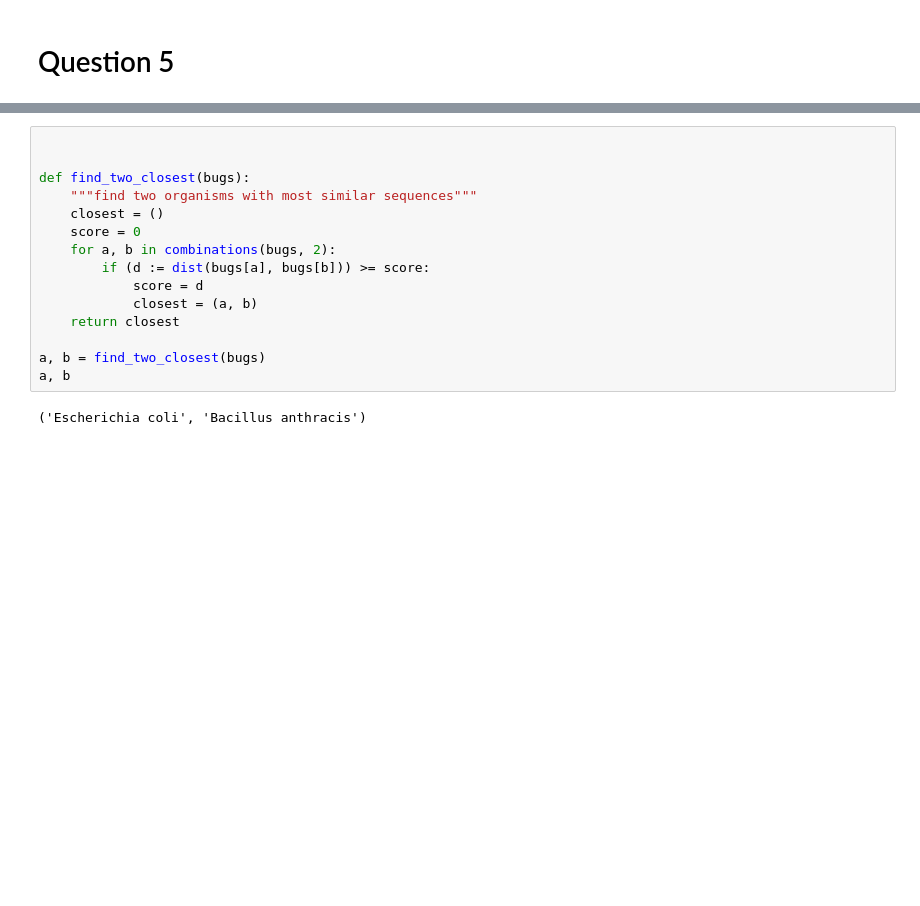
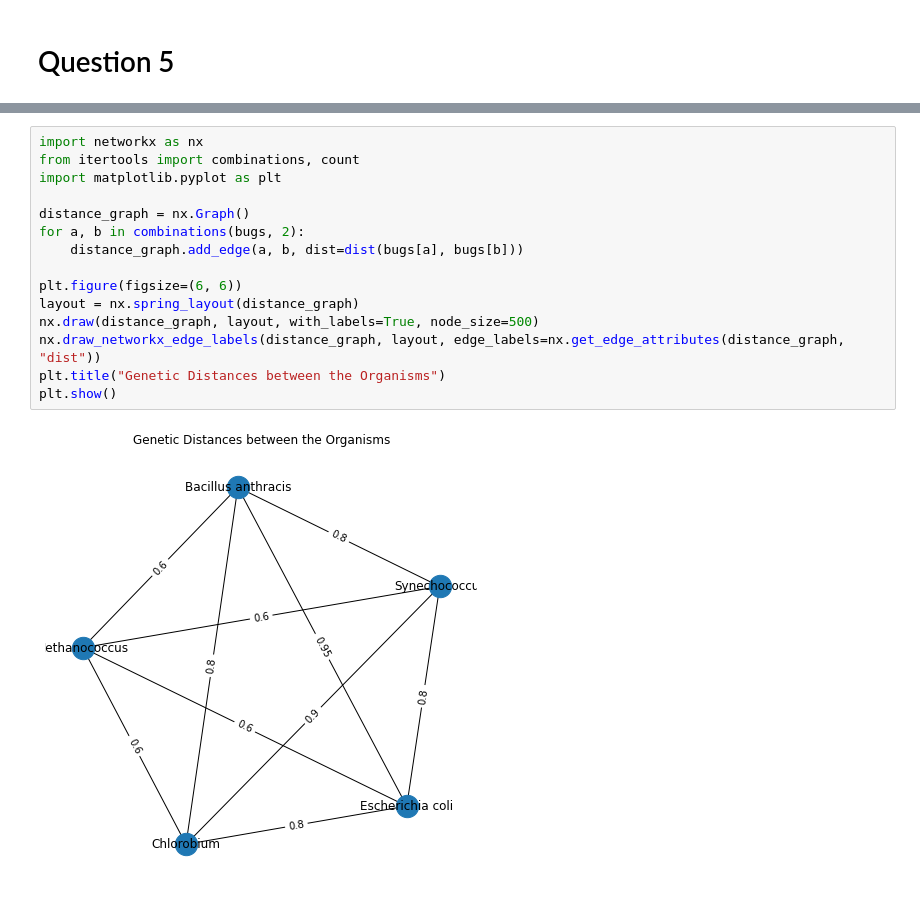
Before and after one commit to leo-ware/ns112-tree-thinking, a Jupyter notebook: notebook.ipynb, the cells around one changed output, grey strips where cells are left out. Saved outputs shown, nothing was run; the diff lists cells and outputs as text; blank space fills up the shorter version.

```diff
--- a/notebook.ipynb
+++ b/notebook.ipynb
@@ -147,17 +54,17 @@ Escherichia coli: []
-# %%
-
-
-def find_two_closest(bugs):
-    """find two organisms with most similar sequences"""
-    closest = ()
-    score = 0
-    for a, b in combinations(bugs, 2):
-        if (d := dist(bugs[a], bugs[b])) >= score:
-            score = d
-            closest = (a, b)
-    return closest
-
-a, b = find_two_closest(bugs)
-a, b
-# %% [output]
-('Escherichia coli', 'Bacillus anthracis')
+# %%
+import networkx as nx
+from itertools import combinations, count
+import matplotlib.pyplot as plt
+
+distance_graph = nx.Graph()
+for a, b in combinations(bugs, 2):
+    distance_graph.add_edge(a, b, dist=dist(bugs[a], bugs[b]))
+
+plt.figure(figsize=(6, 6))
+layout = nx.spring_layout(distance_graph)
+nx.draw(distance_graph, layout, with_labels=True, node_size=500)
+nx.draw_networkx_edge_labels(distance_graph, layout, edge_labels=nx.get_edge_attributes(distance_graph, "dist"))
+plt.title("Genetic Distances between the Organisms")
+plt.show()
+# %% [output]
+[figure, added]
```
Also changed, not shown: parts of 9 cells of this notebook.
